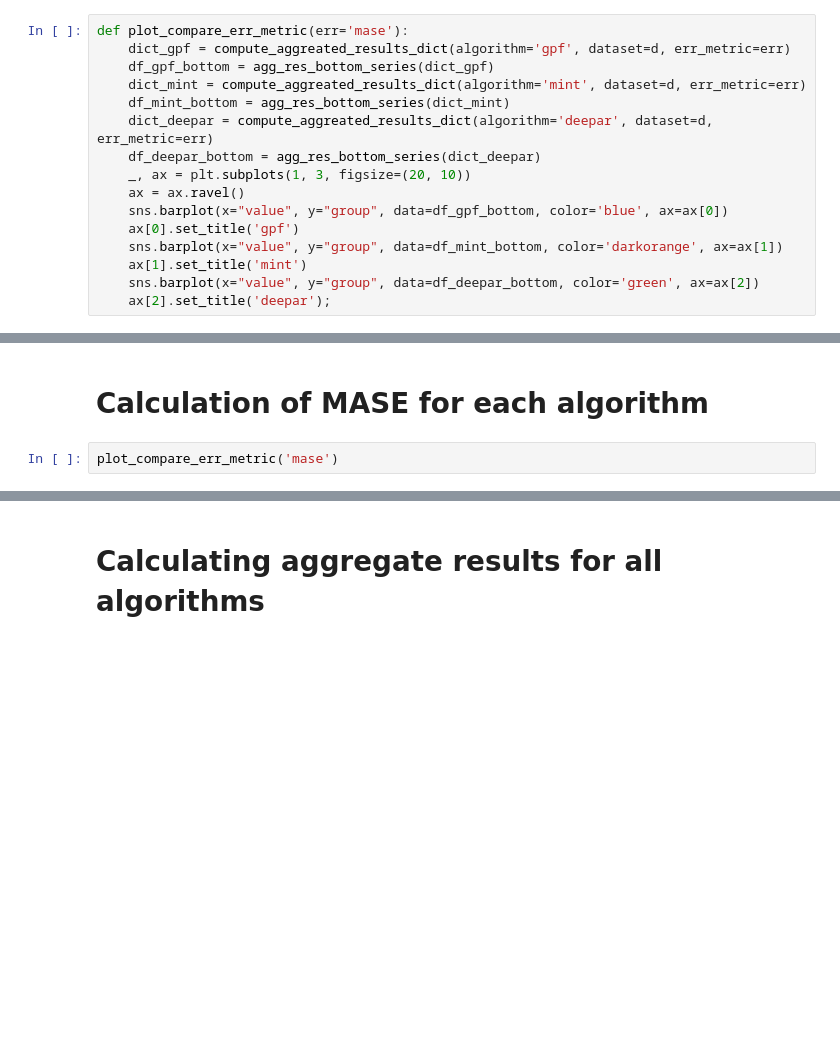
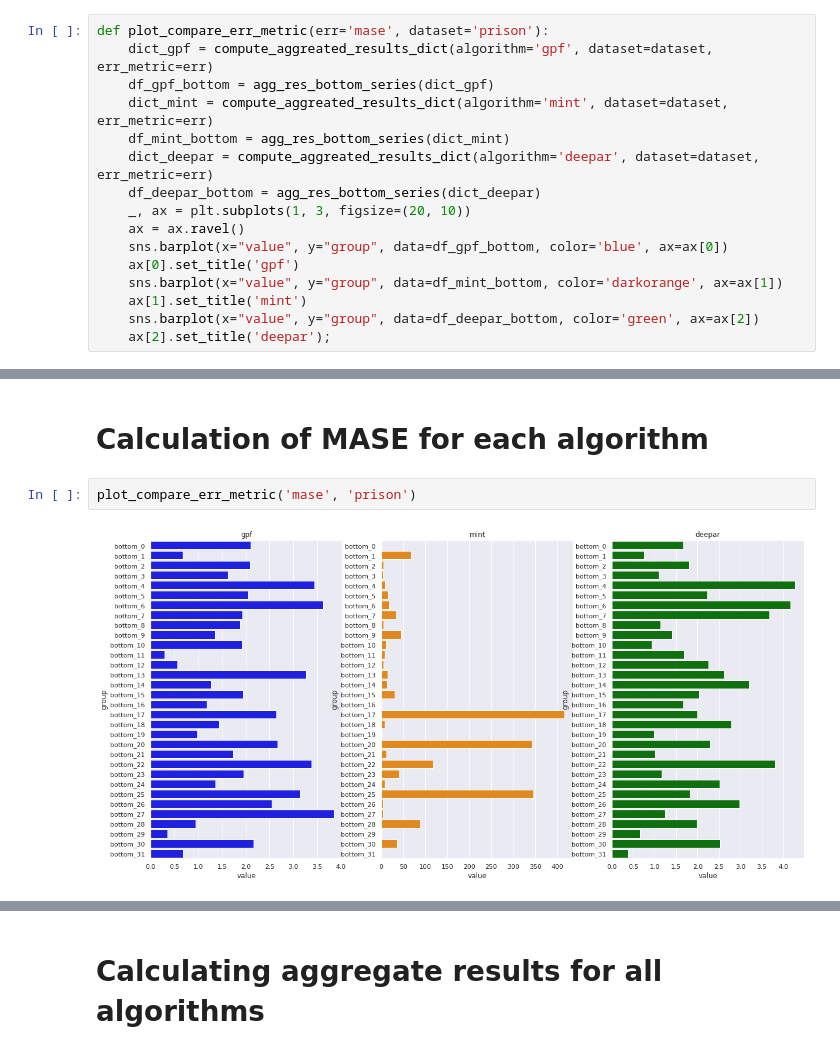
Before and after one commit to luisroque/run_models_distributed, a Jupyter notebook: notebooks/Results_comparing_all_algorithms_paper1_probabilistic.ipynb, the cells around one changed output, grey strips where cells are left out. Saved outputs shown, nothing was run; the diff lists cells and outputs as text; blank space fills up the shorter version.

```diff
--- a/notebooks/Results_comparing_all_algorithms_paper1_probabilistic.ipynb
+++ b/notebooks/Results_comparing_all_algorithms_paper1_probabilistic.ipynb
@@ -138,10 +167,10 @@ def get_output(dataset, algorithm):
 # %%
-def plot_compare_err_metric(err='mase'):
-    dict_gpf = compute_aggreated_results_dict(algorithm='gpf', dataset=d, err_metric=err)
+def plot_compare_err_metric(err='mase', dataset='prison'):
+    dict_gpf = compute_aggreated_results_dict(algorithm='gpf', dataset=dataset, err_metric=err)
     df_gpf_bottom = agg_res_bottom_series(dict_gpf)
-    dict_mint = compute_aggreated_results_dict(algorithm='mint', dataset=d, err_metric=err)
+    dict_mint = compute_aggreated_results_dict(algorithm='mint', dataset=dataset, err_metric=err)
     df_mint_bottom = agg_res_bottom_series(dict_mint)
-    dict_deepar = compute_aggreated_results_dict(algorithm='deepar', dataset=d, err_metric=err)
+    dict_deepar = compute_aggreated_results_dict(algorithm='deepar', dataset=dataset, err_metric=err)
     df_deepar_bottom = agg_res_bottom_series(dict_deepar)
     _, ax = plt.subplots(1, 3, figsize=(20, 10))
     ax = ax.ravel()
@@ -251,6 +288,8 @@ ps.crps_ensemble(true[-8:, series], e['predictions']['samples']['bottom'][-8:, s
 # %% [markdown]
 # Calculation of MASE for each algorithm
 # %%
-plot_compare_err_metric('mase')
+plot_compare_err_metric('mase', 'prison')
+# %% [output]
+[figure, added]
 # %%
 plot_compare_err_metric('CRPS')
```
Also changed, not shown: parts of 13 cells of this notebook, 1 other file.
